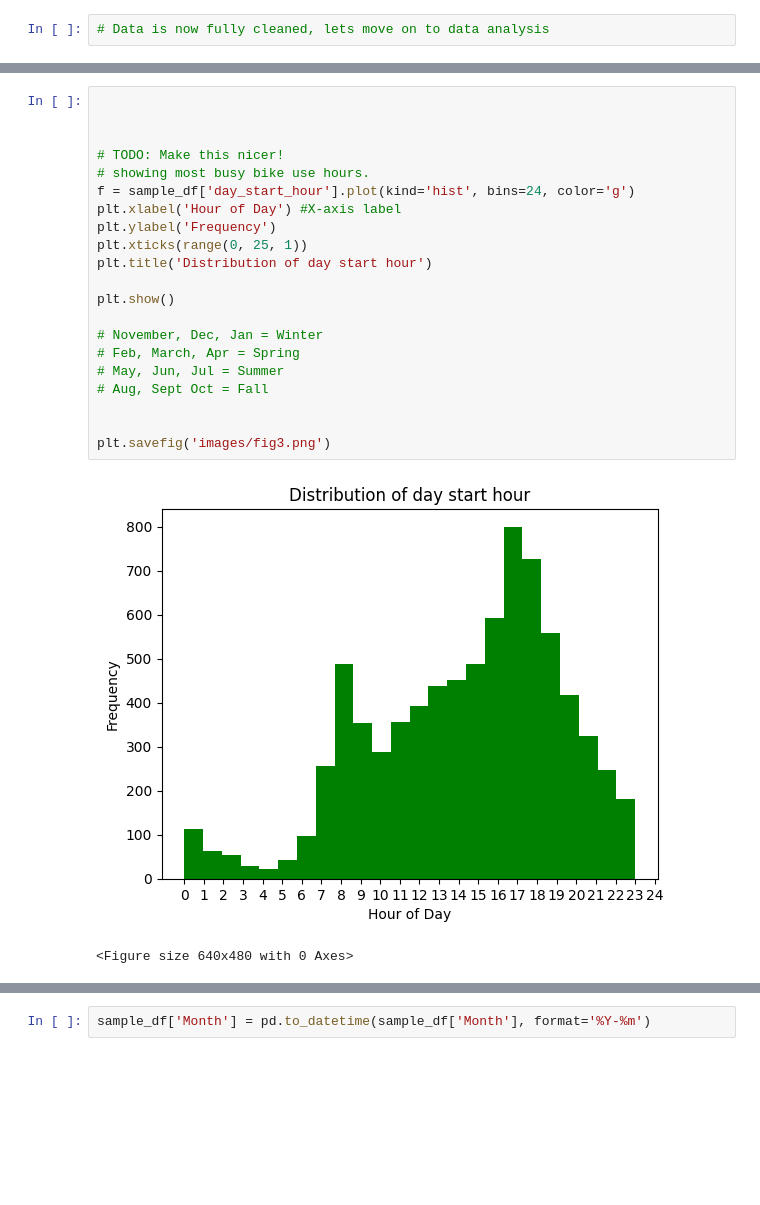
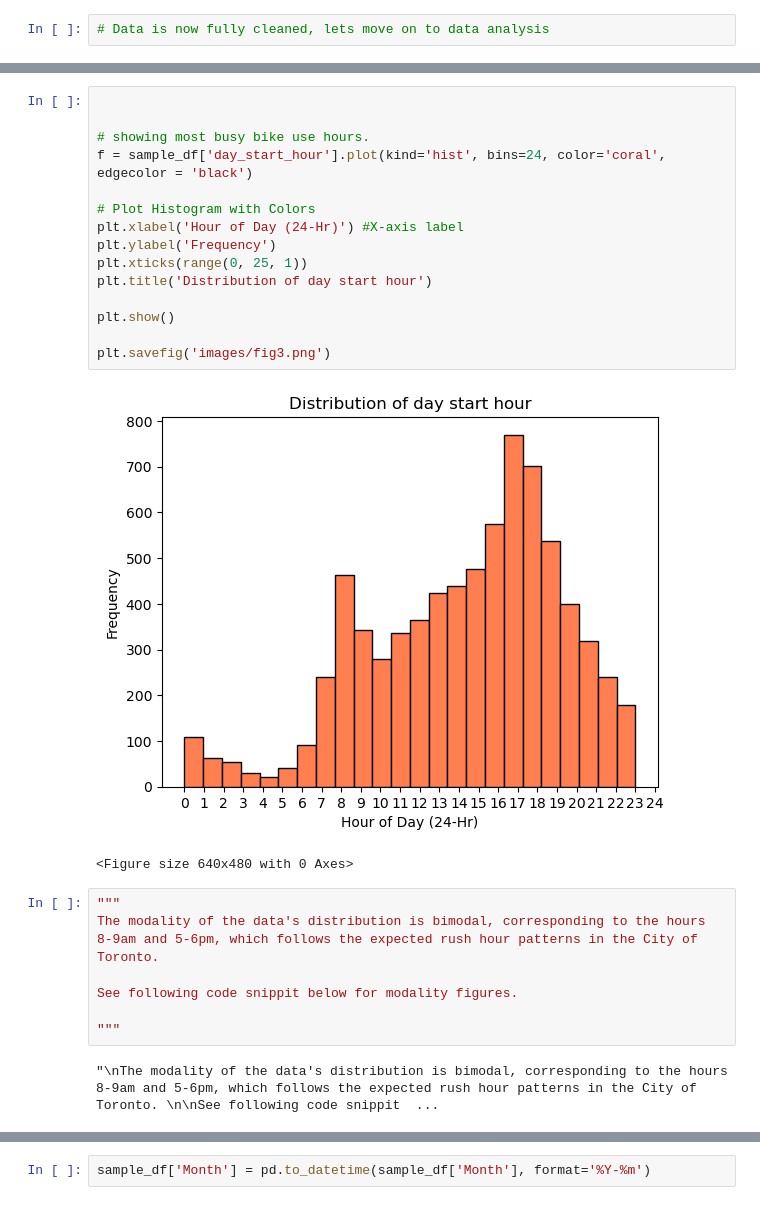
Before and after one commit to ConstCorrectness/toronto-bikeshare-2024, a Jupyter notebook: main.ipynb, the cells around one changed output, grey strips where cells are left out. Drawn from its saved outputs; the diff is of its cells as text; blank space fills up the shorter version.

```diff
--- a/main.ipynb
+++ b/main.ipynb
@@ -591,24 +570,27 @@ sample_df
 # %%
 
 
+# showing most busy bike use hours.
+f = sample_df['day_start_hour'].plot(kind='hist', bins=24, color='coral', edgecolor = 'black')
 
-# TODO: Make this nicer!
-# showing most busy bike use hours.
-f = sample_df['day_start_hour'].plot(kind='hist', bins=24, color='g')
-plt.xlabel('Hour of Day') #X-axis label
+# Plot Histogram with Colors
+plt.xlabel('Hour of Day (24-Hr)') #X-axis label
 plt.ylabel('Frequency')
 plt.xticks(range(0, 25, 1))
 plt.title('Distribution of day start hour')
 
 plt.show()
 
-# November, Dec, Jan = Winter
-# Feb, March, Apr = Spring
-# May, Jun, Jul = Summer
-# Aug, Sept Oct = Fall
-
-
 plt.savefig('images/fig3.png')
 # %% [output]
-[figure, old version]
+[figure, new version]
 <Figure size 640x480 with 0 Axes>
+# %%
+"""
+The modality of the data's distribution is bimodal, corresponding to the hours 8-9am and 5-6pm, which follows the expected rush hour patterns in the City of Toronto.
+
+See following code snippit below for modality figures.
+
+"""
+# %% [output]
+"\nThe modality of the data's distribution is bimodal, corresponding to the hours 8-9am and 5-6pm, which follows the expected rush hour patterns in the City of Toronto. \n\nSee following code snippit  ...
```
Also changed, not shown: parts of 23 cells of this notebook, 8 other files.
